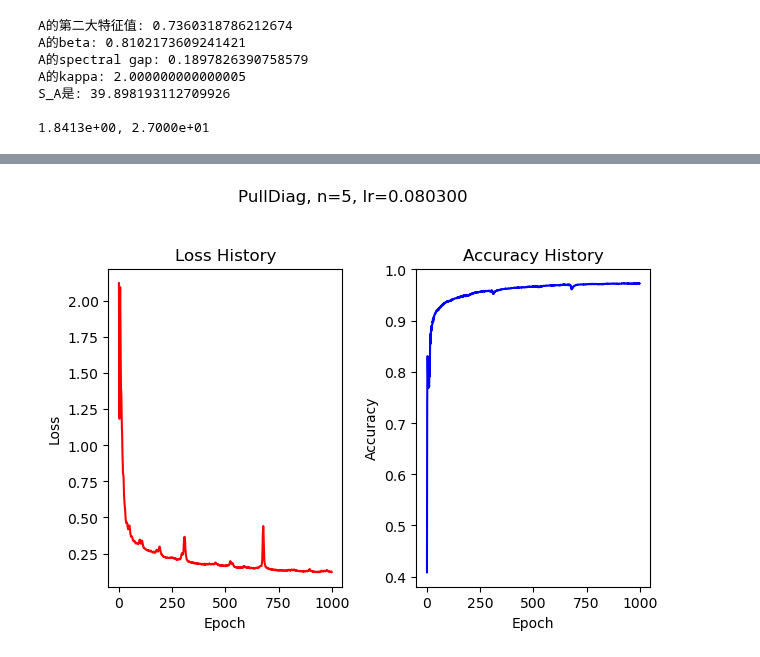
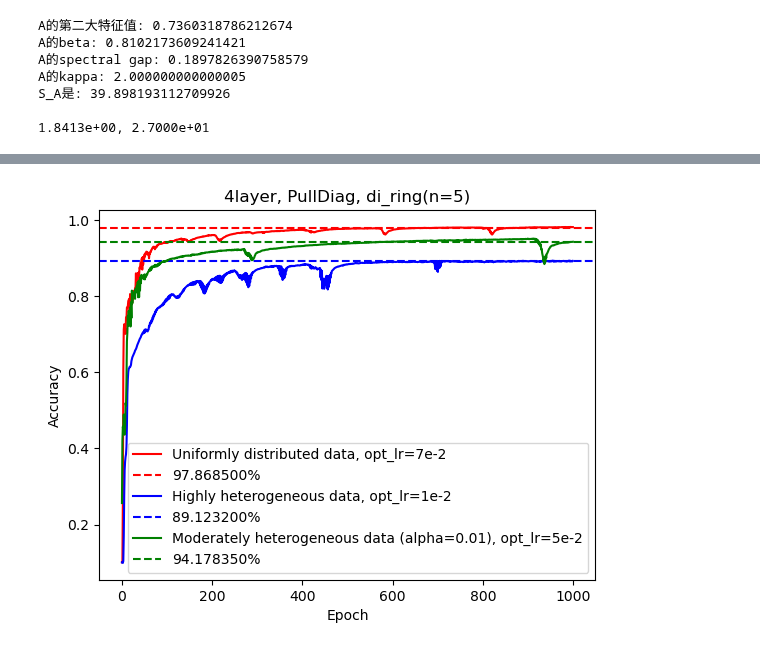
Before and after one commit to Luoxiaogan/PullSum_MNIST, a Jupyter notebook: code/神经网络实验/最终实验1.ipynb, the cells around one changed output, grey strips where cells are left out. Cells and saved outputs as stored; diff of their text form; code cells hidden in the pictures.

```diff
--- a/code/神经网络实验/最终实验1.ipynb
+++ b/code/神经网络实验/最终实验1.ipynb
@@ -65,22 +68,93 @@ _,__=test_row(A)
 print(f"{_:.4e}, {__:.4e}")
 h_data,y_data,X_test,y_test=prepare_node_5_hard_shuffled()
 
-#均匀分布数据
 Diag_l0, Diag_a0 = train_PullDiag(
+    n=n,
+    A=A,
+    model_class=MNISTClassifier_4layer_2,
+    seed_for_model=49,
+    criterion_class=nn.CrossEntropyLoss,
+    epochs=1000,
+    lr=0.074,
+    X_train_data=h_data,
+    y_train_data=y_data,
+    X_test_data=X_test,
+    y_test_data=y_test,
+    compute_accuracy=compute_accuracy_with_average_model,
+    show_graph=False
+)
+
+#大异质性分布数据
+n=5
+I=np.eye(n)
+one=np.ones(n)
+R=np.outer(one,one)/n
+A,C=di_ring(n=n)
+B=get_B(A=A,u=2*n,n=n)
+show_row(A)
+_,__=test_row(A)
+print(f"{_:.4e}, {__:.4e}")
+h_data,y_data,X_test,y_test=prepare_node_5_hard()
+
+Diag_l1, Diag_a1 = train_PullDiag(
+    n=n,
+    A=A,
+    model_class=MNISTClassifier_4layer_2,
+    seed_for_model=49,
+    criterion_class=nn.CrossEntropyLoss,
+    epochs=1000,
+    lr=0.013,
+    X_train_data=h_data,
+    y_train_data=y_data,
+    X_test_data=X_test,
+    y_test_data=y_test,
+    compute_accuracy=compute_accuracy_with_average_model,
+    show_graph=False
+)
+
+#混合分布数据
+n=5
+I=np.eye(n)
+one=np.ones(n)
+R=np.outer(one,one)/n
+A,C=di_ring(n=n)
+B=get_B(A=A,u=2*n,n=n)
+show_row(A)
+_,__=test_row(A)
+print(f"{_:.4e}, {__:.4e}")
+h_data,y_data,X_test,y_test=prepare_node_5_hard_mix(alpha=0.01,seed=53)
+
+Diag_l2, Diag_a2 = train_PullDiag(
     n=n,
     A=A,
     model_class=MNISTClassifier_2layer_2,
     seed_for_model=49,
     criterion_class=nn.CrossEntropyLoss,
     epochs=1000,
-    lr=0.0803,
+    lr=0.04965,
     X_train_data=h_data,
     y_train_data=y_data,
     X_test_data=X_test,
     y_test_data=y_test,
     compute_accuracy=compute_accuracy_with_average_model,
-    show_graph=True
+    show_graph=False
 )
+
+plt.plot(Diag_a0,color='r',label='Uniformly distributed data, opt_lr=7e-2')
+number=np.mean(Diag_a0[800:])
+plt.axhline(y=number, color='r', linestyle='--', label=f'{100*number:4f}%')
+plt.plot(Diag_a1,color='b',label='Highly heterogeneous data, opt_lr=1e-2')
+number=np.mean(Diag_a1[800:])
+plt.axhline(y=number, color='b', linestyle='--', label=f'{100*number:4f}%')
+plt.plot(Diag_a2,color='g',label='Moderately heterogeneous data (alpha=0.01), opt_lr=5e-2')
+number=np.mean(Diag_a2[800:])
+plt.axhline(y=number, color='g', linestyle='--', label=f'{100*number:4f}%')
+
+plt.title("4layer, PullDiag, di_ring(n=5)")
+plt.xlabel('Epoch')
+plt.ylabel('Accuracy')
+plt.legend()
+plt.show()
 # %% [output]
 A的第二大特征值: 0.7360318786212674
 A的beta: 0.8102173609241421
@@ -92 +180 @@ S_A是: 39.898193112709926
-[figure, old version]
+[figure, new version]
```
Also changed, not shown: parts of 19 cells of this notebook, 1 other file.
